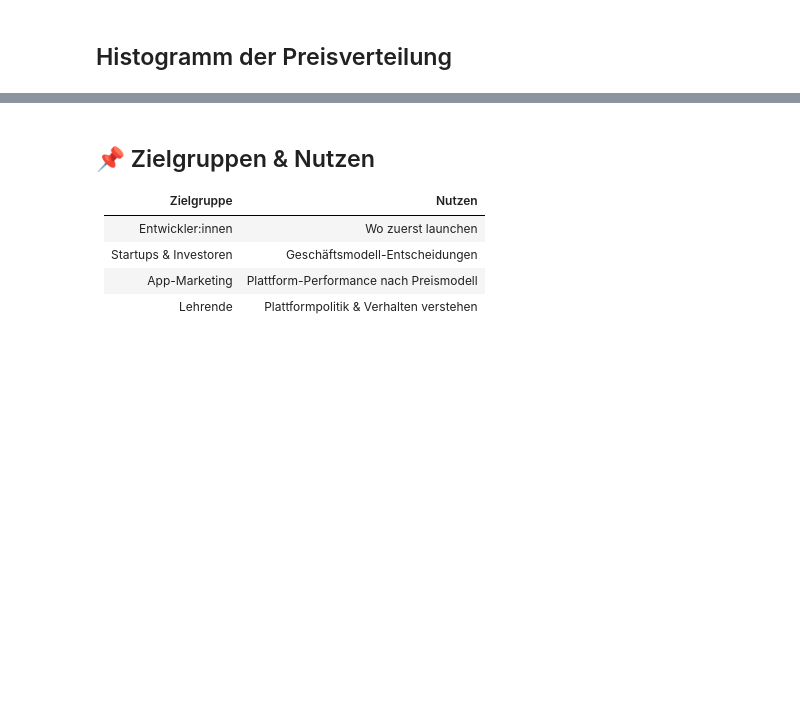
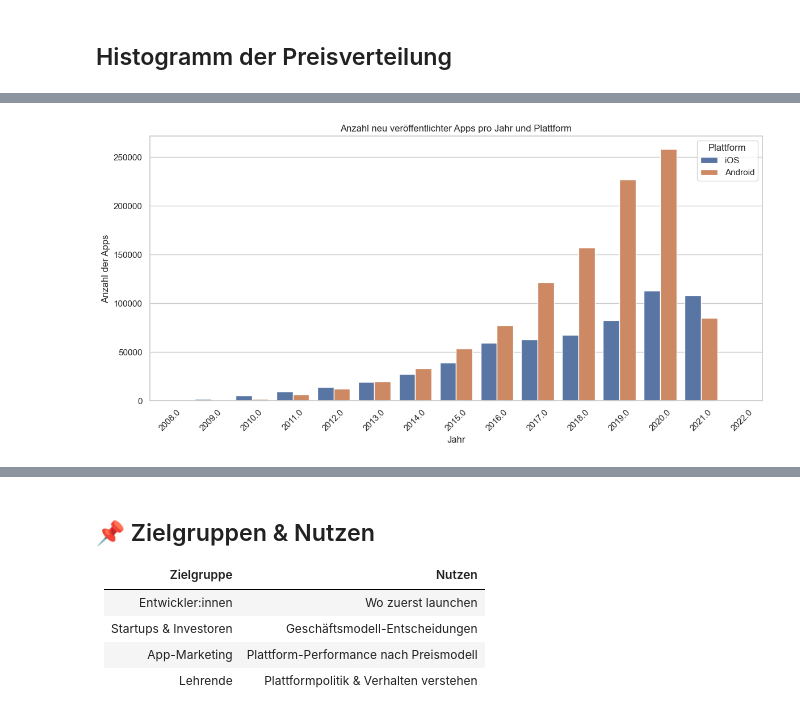
Before and after one commit to hamulicemir/bdinf-prj, a Jupyter notebook: Appmarkt_Analyse.ipynb, the cells around one changed output, grey strips where cells are left out. Saved outputs shown, nothing was run; the diff lists cells and outputs as text; code cells hidden in the pictures; blank space fills up the shorter version.

Commit message:
Map-Reduce und Analysen

```diff
--- a/Appmarkt_Analyse.ipynb
+++ b/Appmarkt_Analyse.ipynb
@@ -452,0 +573,34 @@ plt.show()
+# %%
+# MapReduce-Alternative: Aggregation in MongoDB
+pipeline_year = [
+    {
+        "$addFields": {
+            "year": { "$year": { "$toDate": "$released" } }
+        }
+    },
+    {
+        "$group": {
+            "_id": { "year": "$year", "platform": "$platform" },
+            "count": { "$sum": 1 }
+        }
+    },
+    {
+        "$sort": { "_id.year": 1 }
+    }
+]
+
+# Aggregation durchführen
+result_year = clean_coll.aggregate(pipeline_year)
+
+# Konvertiere die Ergebnisse in ein Pandas DataFrame
+df_year_platform = pd.DataFrame([
+    {
+        'year': doc['_id']['year'],
+        'platform': doc['_id']['platform'],
+        'count': doc['count']
+    }
+    for doc in result_year
+])
+
+# Sortiere nach Jahr und Plattform
+df_year_platform = df_year_platform.sort_values(by=["year", "platform"])
@@ -452,0 +638,12 @@ plt.show()
+# %%
+plt.figure(figsize=(12, 6))
+sns.barplot(data=df_year_platform, x="year", y="count", hue="platform")
+plt.title("Anzahl neu veröffentlichter Apps pro Jahr und Plattform")
+plt.xlabel("Jahr")
+plt.ylabel("Anzahl der Apps")
+plt.xticks(rotation=45)
+plt.legend(title="Plattform")
+plt.tight_layout()
+plt.show()
+# %% [output]
+[figure, added]
```
Also changed, not shown: parts of 42 cells of this notebook.
